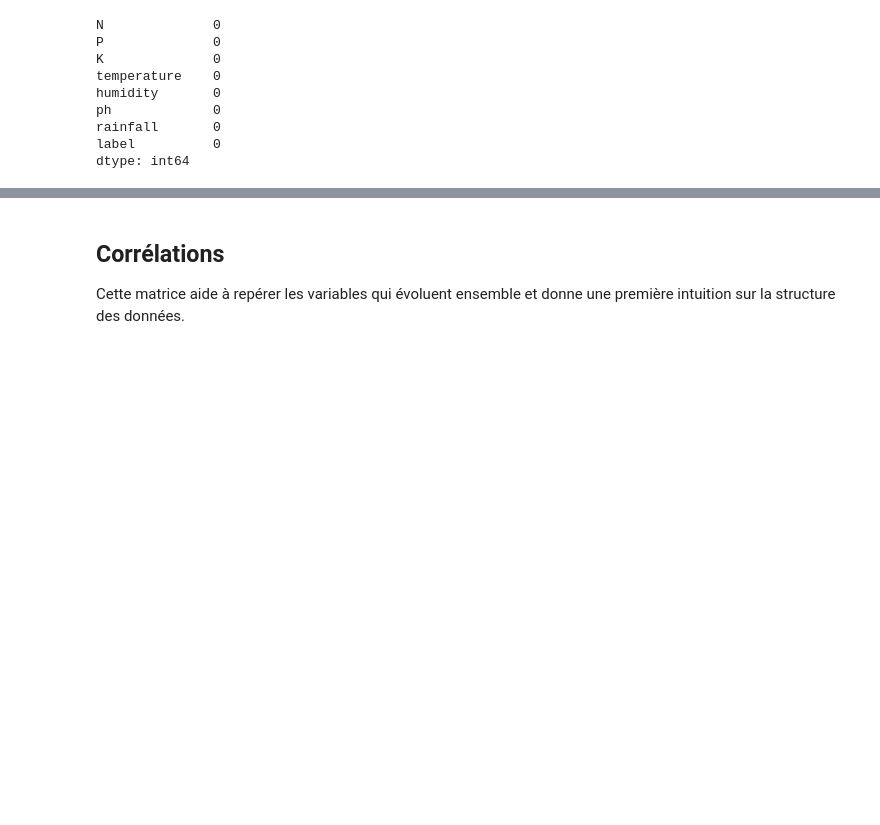
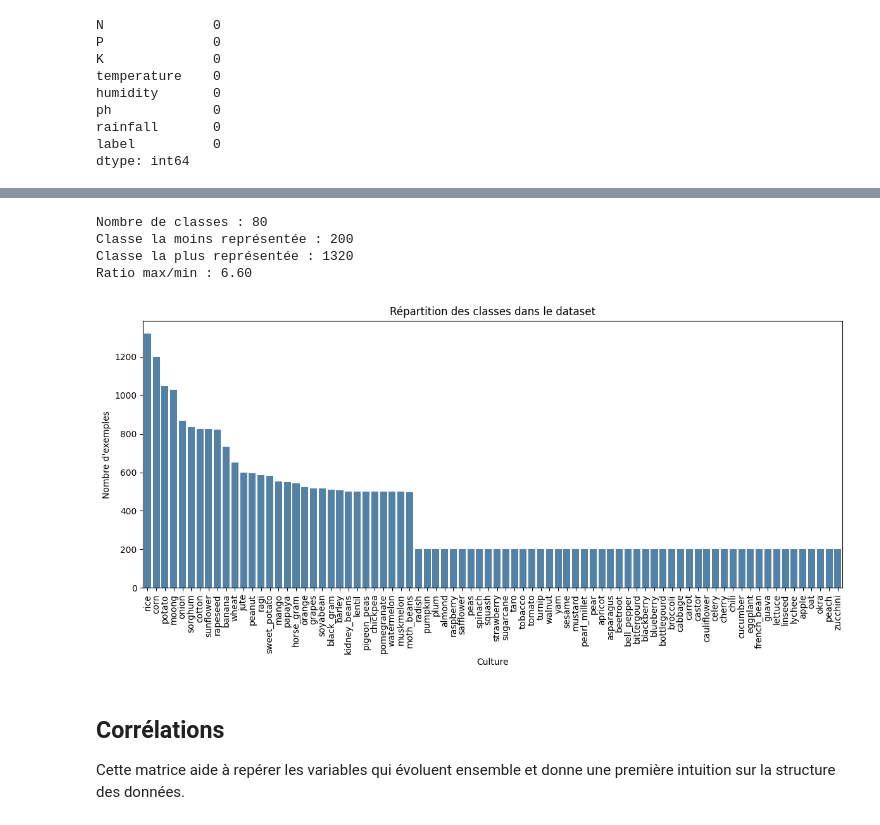
Before and after one commit to Mustafadr33/Smart-Agriculture-ML, a Jupyter notebook: notebooks/module1_crop_recommendation.ipynb, the cells around one changed output, grey strips where cells are left out. Cells and saved outputs as stored; diff of their text form; code cells hidden in the pictures; blank space fills up the shorter version.

```diff
--- a/notebooks/module1_crop_recommendation.ipynb
+++ b/notebooks/module1_crop_recommendation.ipynb
@@ -96,3 +78,25 @@ Ratio max/min : 6.60
+# %%
+class_counts = df[TARGET].value_counts()
+
+print(f"Nombre de classes : {class_counts.shape[0]}")
+print(f"Classe la moins représentée : {class_counts.min()}")
+print(f"Classe la plus représentée : {class_counts.max()}")
+print(f"Ratio max/min : {class_counts.max() / class_counts.min():.2f}")
+
+plt.figure(figsize=(12, 6))
+sns.barplot(x=class_counts.index, y=class_counts.values, color="steelblue")
+plt.title("Répartition des classes dans le dataset")
+plt.xlabel("Culture")
+plt.ylabel("Nombre d'exemples")
+plt.xticks(rotation=90)
+plt.tight_layout()
+plt.show()
+# %% [output]
+Nombre de classes : 80
+Classe la moins représentée : 200
+Classe la plus représentée : 1320
+Ratio max/min : 6.60
+[figure, added]
 # %% [markdown]
 ## Corrélations
 Cette matrice aide à repérer les variables qui évoluent ensemble et donne une première intuition sur la structure des données.
```
Also changed, not shown: parts of 16 cells of this notebook.
